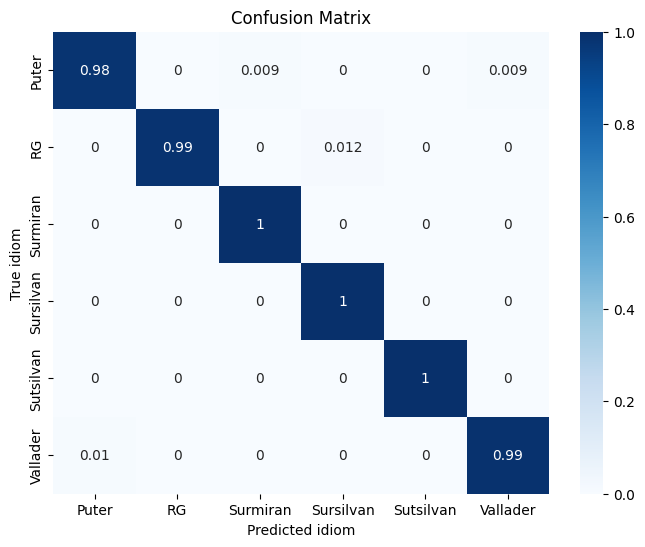
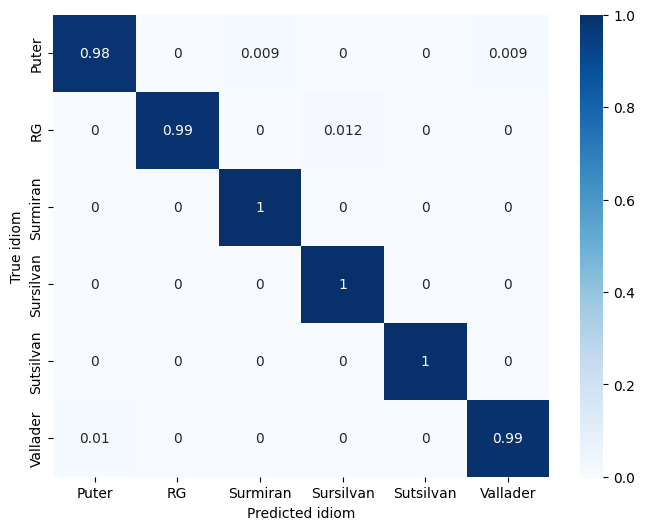
Unified diff of the notebook cell whose output changed from the first chart to the second:
--- before
+++ after
@@ -1,4 +1,3 @@
 plt.figure(figsize=(8, 6))
 sns.heatmap(cm_norm, annot=True, cmap='Blues')
-plt.title('Confusion Matrix')
 plt.show()

Commit: final changes